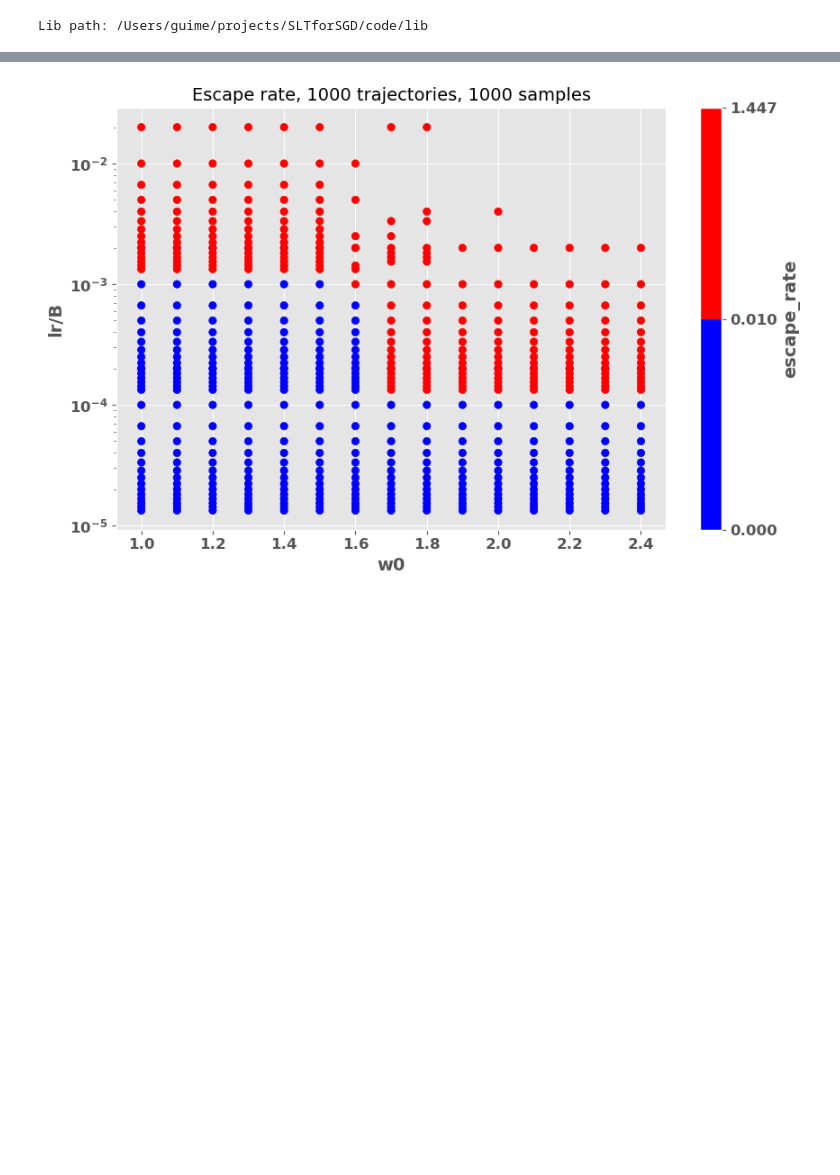
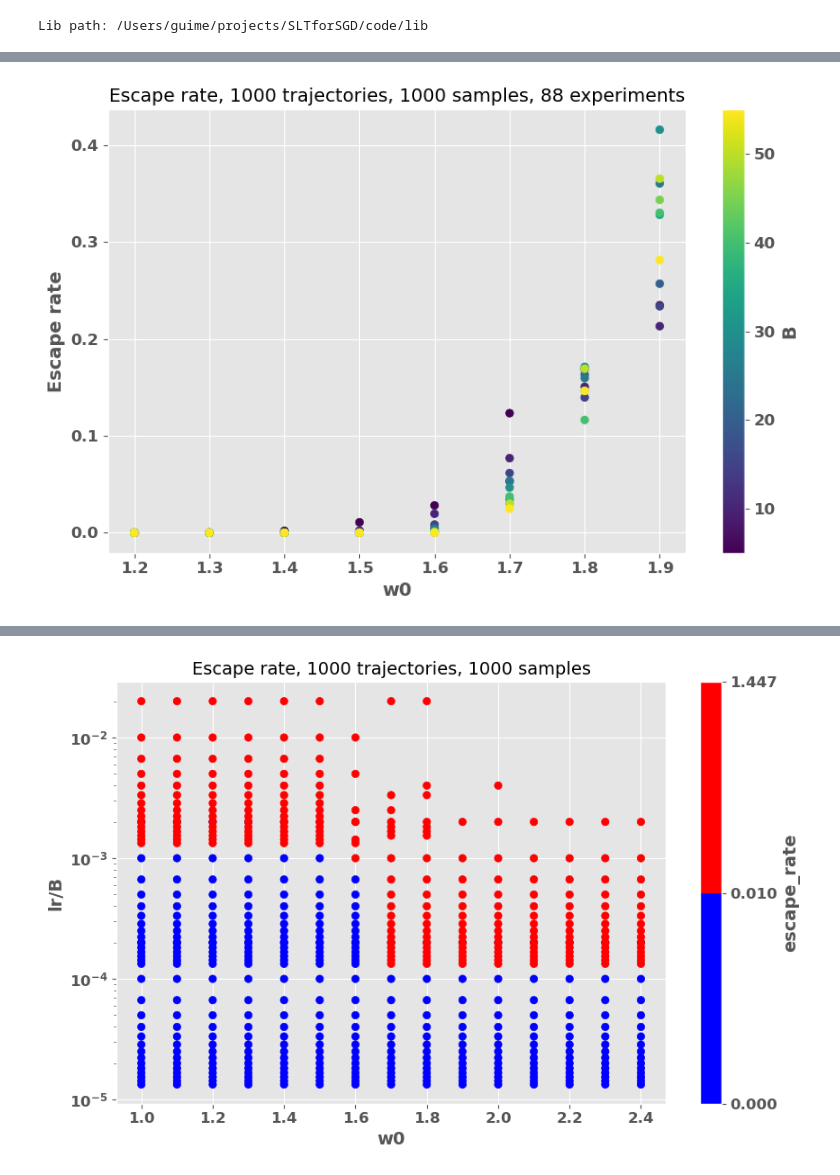
Before and after one commit to gcorlouer/SLTforSGD, a Jupyter notebook: notebooks/phase_diagram.ipynb, the cells around one changed output, grey strips where cells are left out. Saved outputs shown, nothing was run; the diff lists cells and outputs as text; code cells hidden in the pictures; blank space fills up the shorter version.

```diff
--- a/notebooks/phase_diagram.ipynb
+++ b/notebooks/phase_diagram.ipynb
@@ -114,23 +126,24 @@ print(len(batch_range))
 # %%
 %matplotlib inline
 from scipy.interpolate import griddata
 import matplotlib
 cleaned_df = df.copy().dropna()
 cleaned_df["escape_rate"] = cleaned_df["escape_rate"].abs()
-escape_rate = cleaned_df["escape_rate"].
+escape_rate = cleaned_df["escape_rate"]
 nexp = len(cleaned_df)
 # Create the scatter plot
-plt.scatter(cleaned_df['w0'], cleaned_df['escape_rate'], c=cleaned_df['lr/B'], cmap='viridis',
-            norm=matplotlib.colors.LogNorm())
+plt.scatter(cleaned_df['w0'], cleaned_df['escape_rate'], c=cleaned_df['B'], cmap='viridis')
 
 # Adding a colorbar to show the values of escape_rate
-plt.colorbar(label='lr/B')
+plt.colorbar(label='B')
 
 # Adding labels and title
 plt.xlabel('w0')
 plt.ylabel('Escape rate')
 plt.title(f'Escape rate, {nSGD} trajectories, {nsamples} samples, {nexp} experiments')
 plt.show()
+# %% [output]
+[figure, added]
 # %%
 %matplotlib inline
 from scipy.interpolate import griddata
```
Also changed, not shown: parts of 8 cells of this notebook, 3 other files.
